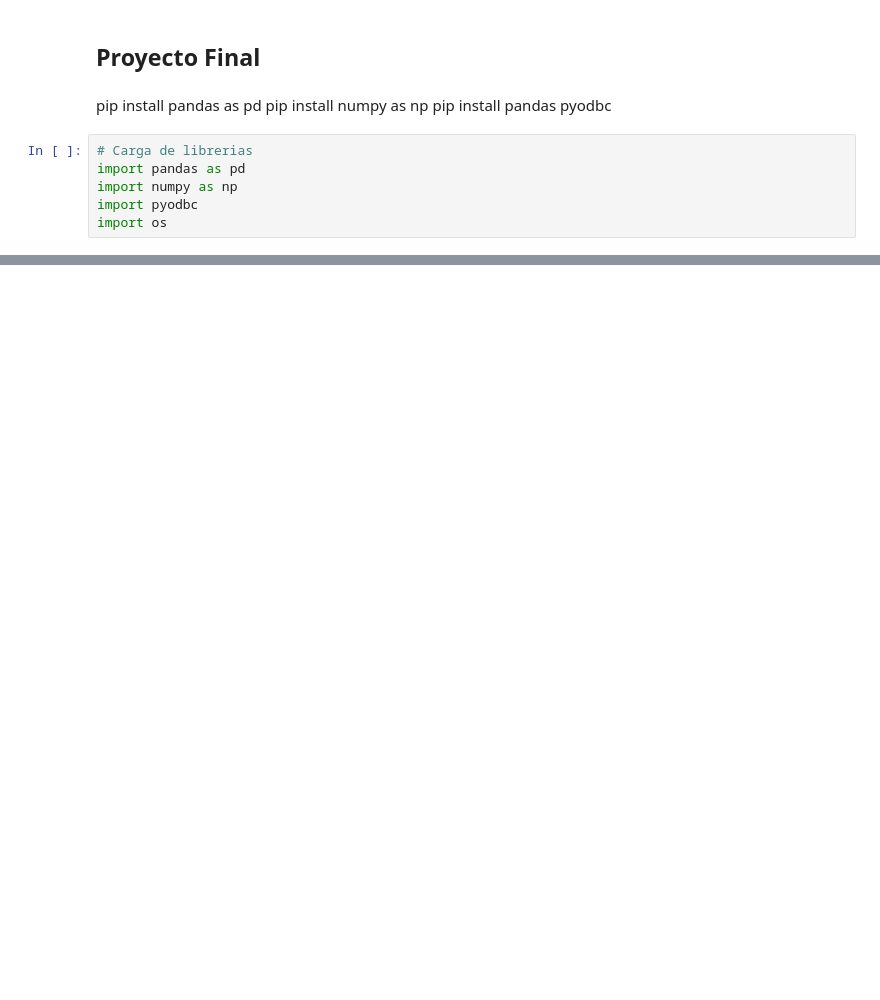
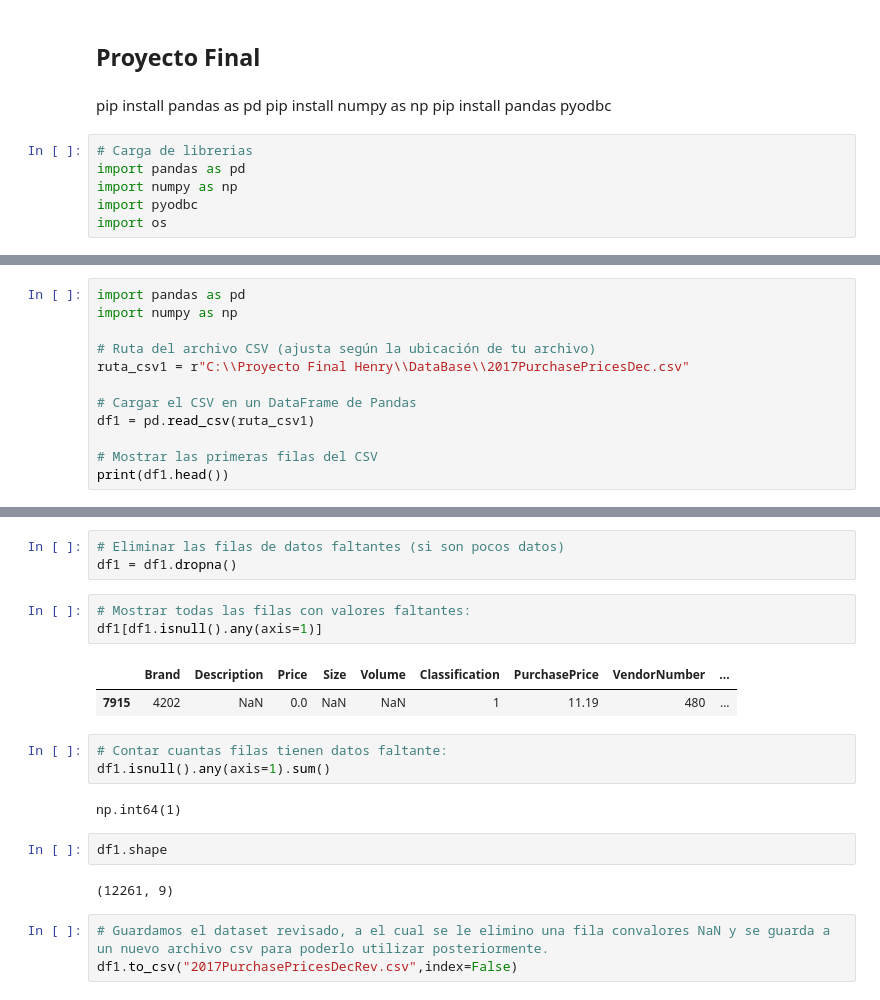
Before and after one commit to F3l1p3B0n1lla/FactibilidadInventariosLicorera, a Jupyter notebook: Proyecto Final Python to SQL Server.ipynb, the cells around one changed output, grey strips where cells are left out. Cells and saved outputs as stored; diff of their text form; blank space fills up the shorter version.

```diff
--- a/Proyecto Final Python to SQL Server.ipynb
+++ b/Proyecto Final Python to SQL Server.ipynb
@@ -74,0 +75,12 @@ Hola mundo!
+# %%
+import pandas as pd
+import numpy as np
+
+# Ruta del archivo CSV (ajusta según la ubicación de tu archivo)
+ruta_csv1 = r"C:\\Proyecto Final Henry\\DataBase\\2017PurchasePricesDec.csv"
+
+# Cargar el CSV en un DataFrame de Pandas
+df1 = pd.read_csv(ruta_csv1)
+
+# Mostrar las primeras filas del CSV
+print(df1.head())
@@ -74,0 +123,21 @@ Hola mundo!
+# %%
+# Eliminar las filas de datos faltantes (si son pocos datos)
+df1 = df1.dropna()
+# %%
+# Mostrar todas las filas con valores faltantes:
+df1[df1.isnull().any(axis=1)]
+# %% [output]
+|  | Brand | Description | Price | Size | Volume | Classification | PurchasePrice | VendorNumber | ... |
+| 7915 | 4202 | NaN | 0.0 | NaN | NaN | 1 | 11.19 | 480 | ... |
+# %%
+# Contar cuantas filas tienen datos faltante:
+df1.isnull().any(axis=1).sum()
+# %% [output]
+np.int64(1)
+# %%
+df1.shape
+# %% [output]
+(12261, 9)
+# %%
+# Guardamos el dataset revisado, a el cual se le elimino una fila convalores NaN y se guarda a un nuevo archivo csv para poderlo utilizar posteriormente.
+df1.to_csv("2017PurchasePricesDecRev.csv",index=False)
```
Also changed, not shown: parts of 41 cells of this notebook.
